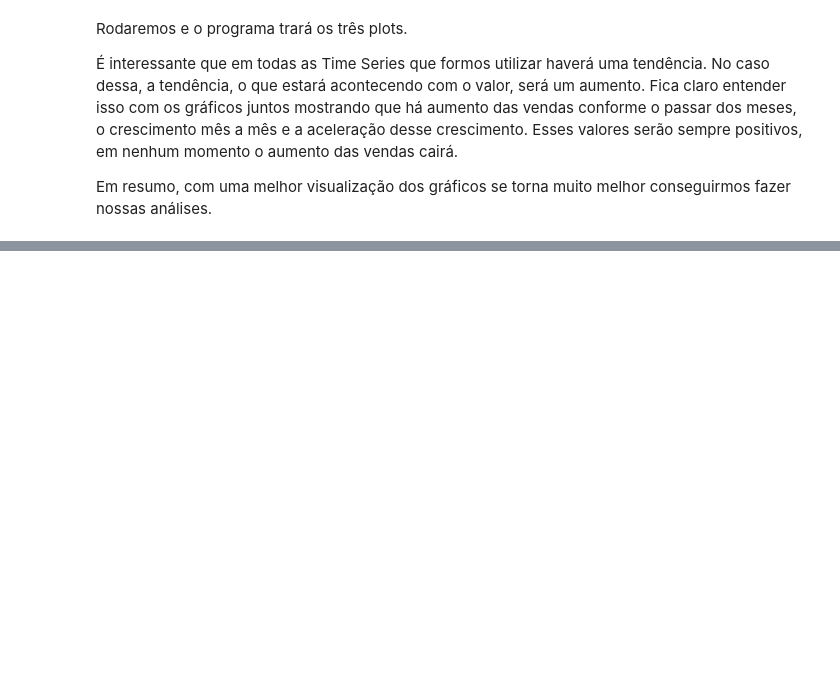
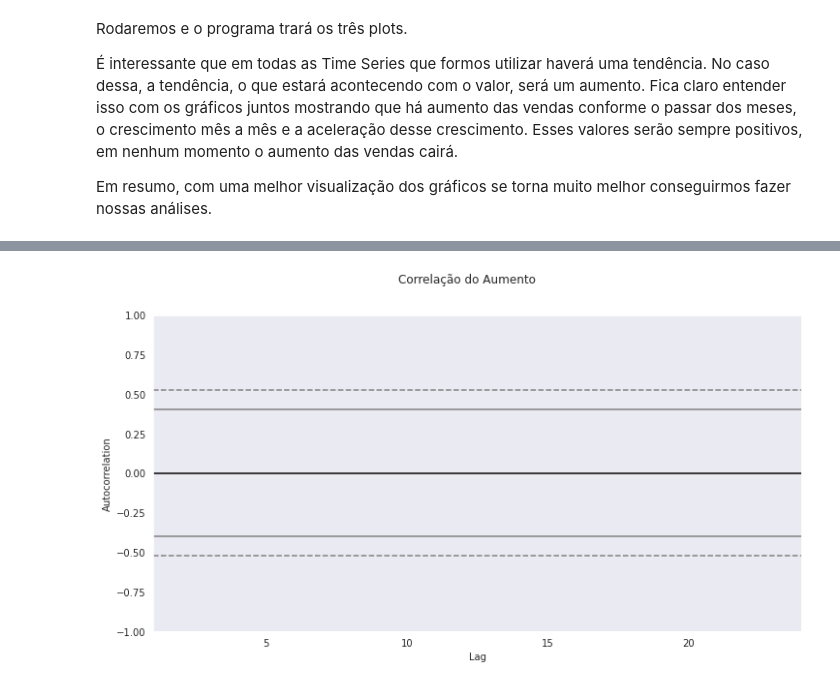
Before and after one commit to yagomarialva/DataScience_IntroducaoaAnaliseDeSeriesTemporais, a Jupyter notebook: Data_Science_Introdução_a_análise_de_series_temporais.ipynb, the cells around one changed output, grey strips where cells are left out. Drawn from its saved outputs; the diff is of its cells as text; code cells hidden in the pictures; blank space fills up the shorter version.

```diff
--- a/Data_Science_Introdução_a_análise_de_series_temporais.ipynb
+++ b/Data_Science_Introdução_a_análise_de_series_temporais.ipynb
@@ -176,0 +188,7 @@ Em resumo, com uma melhor visualização dos gráficos se torna muito melhor con
+# %%
+ax = plt.figure(figsize=(12,6))
+ax.suptitle('Correlação do Aumento')
+autocorrelation_plot(alucar['aumento'])
+ax=ax
+# %% [output]
+[figure, added]
```
Also changed, not shown: parts of 4 cells of this notebook.
